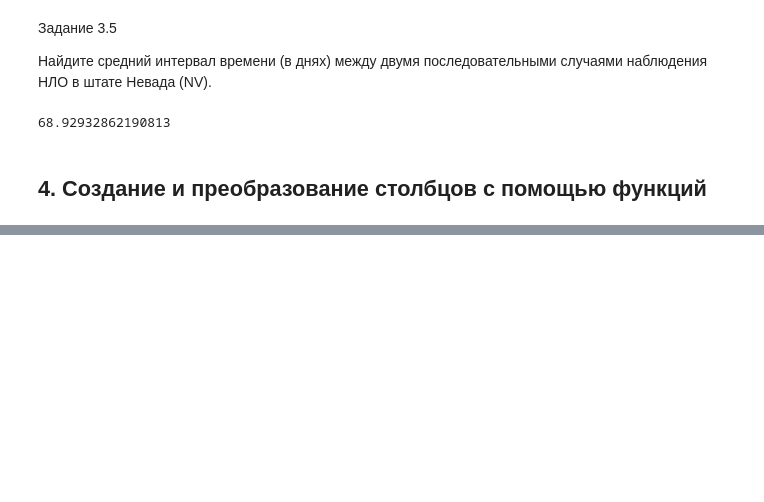
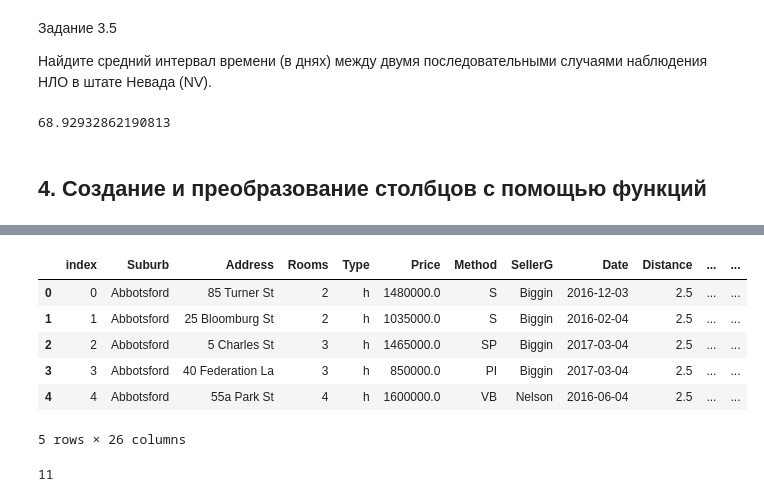
Before and after one commit to kdunaev-a10/SkillFactory-DTS, a Jupyter notebook: module-python/module11/python-11.ipynb, the cells around one changed output, grey strips where cells are left out. Drawn from its saved outputs; the diff is of its cells as text; code cells hidden in the pictures; blank space fills up the shorter version.

```diff
--- a/module-python/module11/python-11.ipynb
+++ b/module-python/module11/python-11.ipynb
@@ -413,0 +424,21 @@ display(ufo_df[(ufo_df['State'] == 'NV') ]['Date'].diff().dt.days.mean())
+# %%
+def get_street_type(address):
+# Создаём список географических пометок exclude_list.
+    exclude_list = ['N', 'S', 'W', 'E']
+# Метод split() разбивает строку на слова по пробелу.
+# В результате получаем список слов в строке и заносим его в переменную address_list.
+    address_list = address.split(' ')
+# Обрезаем список, оставляя в нём только последний элемент,
+# потенциальный подтип улицы, и заносим в переменную street_type.
+    street_type = address_list[-1]
+# Делаем проверку на то, что полученный подтип является географической пометкой.
+# Для этого проверяем его на наличие в списке exclude_list.
+    if street_type in exclude_list:
+        street_type = address_list[-2]
+    return street_type
+
+print(get_street_type(melb_df['Address'].loc[177]))
+print(get_street_type(melb_df['Address'].loc[1812]))
+
+street_types = melb_df['Address'].apply(get_street_type)
+display(street_types)
@@ -413,0 +462,5 @@ display(ufo_df[(ufo_df['State'] == 'NV') ]['Date'].diff().dt.days.mean())
+# %%
+print(street_types.nunique())
+display(street_types.value_counts())
+popular_types = street_types.value_counts().nlargest(10).index
+print(popular_types)
@@ -413,0 +487,15 @@ display(ufo_df[(ufo_df['State'] == 'NV') ]['Date'].diff().dt.days.mean())
+# %%
+melb_df['StreetType'] = street_types.apply(lambda x: x if x in popular_types else "Other")
+# %%
+
+display(melb_df.head())
+print(melb_df['StreetType'].nunique())
+# %% [output]
+|  | index | Suburb | Address | Rooms | Type | Price | Method | SellerG | Date | Distance | ... | ... |
+| 0 | 0 | Abbotsford | 85 Turner St | 2 | h | 1480000.0 | S | Biggin | 2016-12-03 | 2.5 | ... | ... |
+| 1 | 1 | Abbotsford | 25 Bloomburg St | 2 | h | 1035000.0 | S | Biggin | 2016-02-04 | 2.5 | ... | ... |
+| 2 | 2 | Abbotsford | 5 Charles St | 3 | h | 1465000.0 | SP | Biggin | 2017-03-04 | 2.5 | ... | ... |
+| 3 | 3 | Abbotsford | 40 Federation La | 3 | h | 850000.0 | PI | Biggin | 2017-03-04 | 2.5 | ... | ... |
+| 4 | 4 | Abbotsford | 55a Park St | 4 | h | 1600000.0 | VB | Nelson | 2016-06-04 | 2.5 | ... | ... |
+5 rows × 26 columns
+11
```
Also changed, not shown: parts of 48 cells of this notebook, 15 other files.
